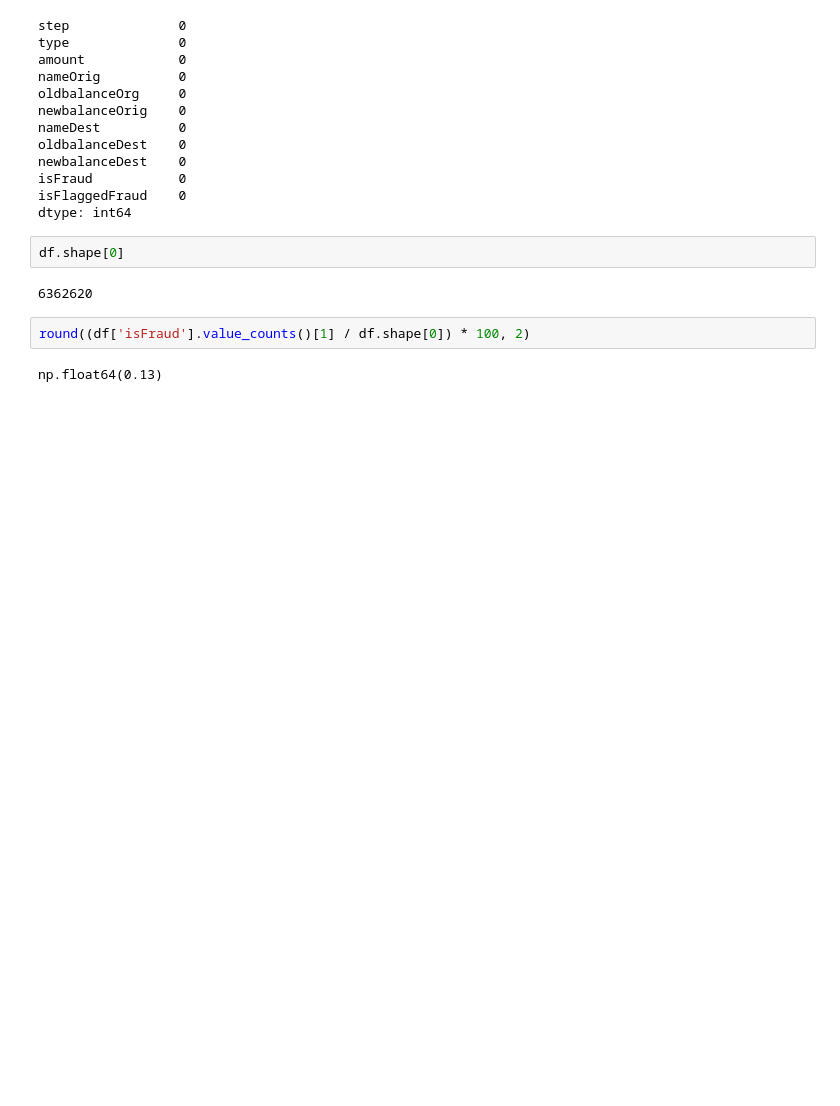
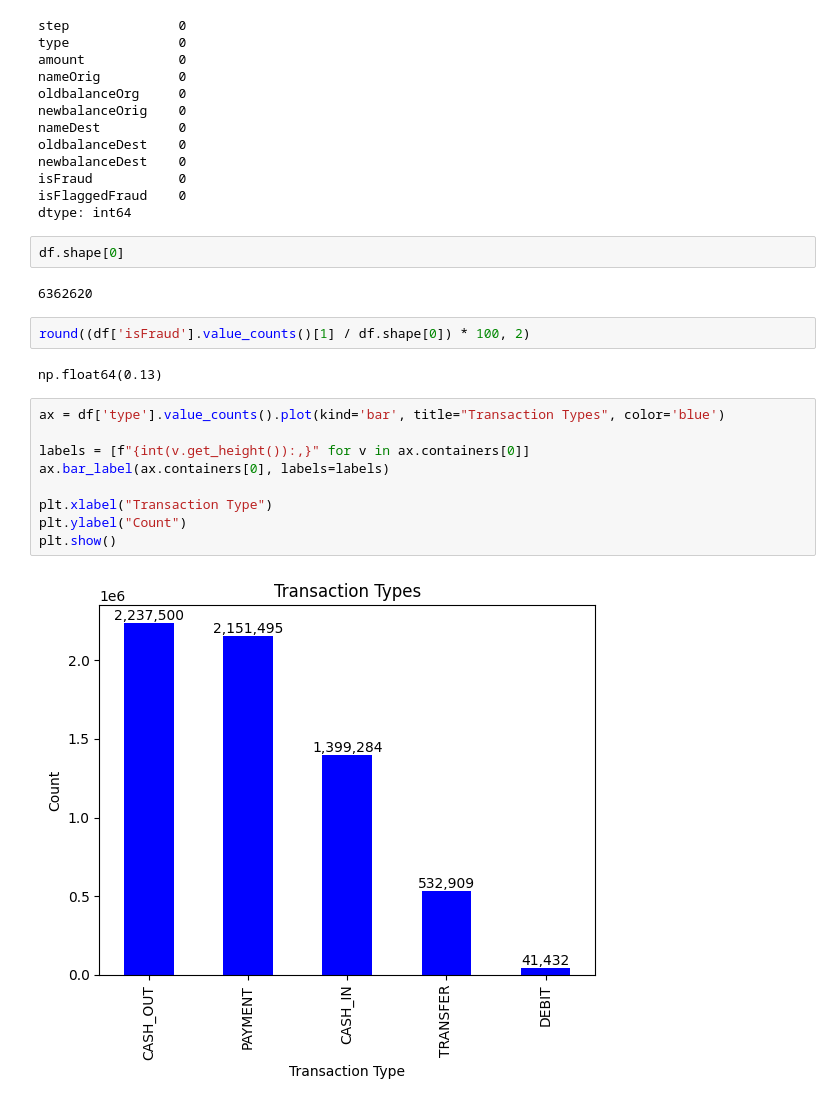
Before and after one commit to samueladitya/bank-fraud-detection, a Jupyter notebook: model_analysis.ipynb, the cells around one changed output. Drawn from its saved outputs; the diff is of its cells as text; blank space fills up the shorter version.

```diff
--- a/model_analysis.ipynb
+++ b/model_analysis.ipynb
@@ -88,3 +88,14 @@ df.shape[0]
 round((df['isFraud'].value_counts()[1] / df.shape[0]) * 100, 2)
 # %% [output]
 np.float64(0.13)
+# %%
+ax = df['type'].value_counts().plot(kind='bar', title="Transaction Types", color='blue')
+
+labels = [f"{int(v.get_height()):,}" for v in ax.containers[0]]
+ax.bar_label(ax.containers[0], labels=labels)
+
+plt.xlabel("Transaction Type")
+plt.ylabel("Count")
+plt.show()
+# %% [output]
+[figure, added]
```
Also changed, not shown: 1 other file.
